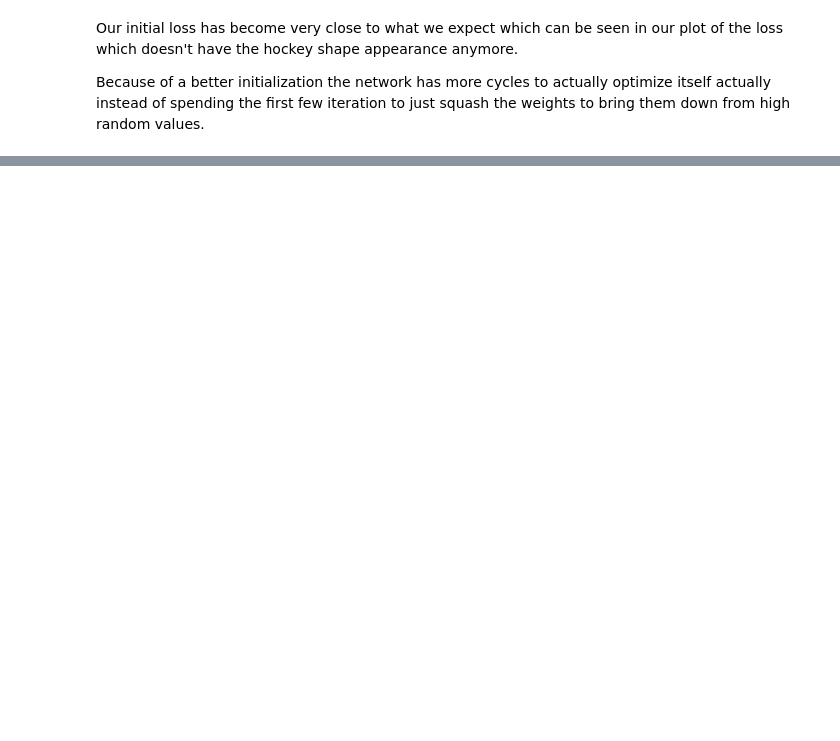
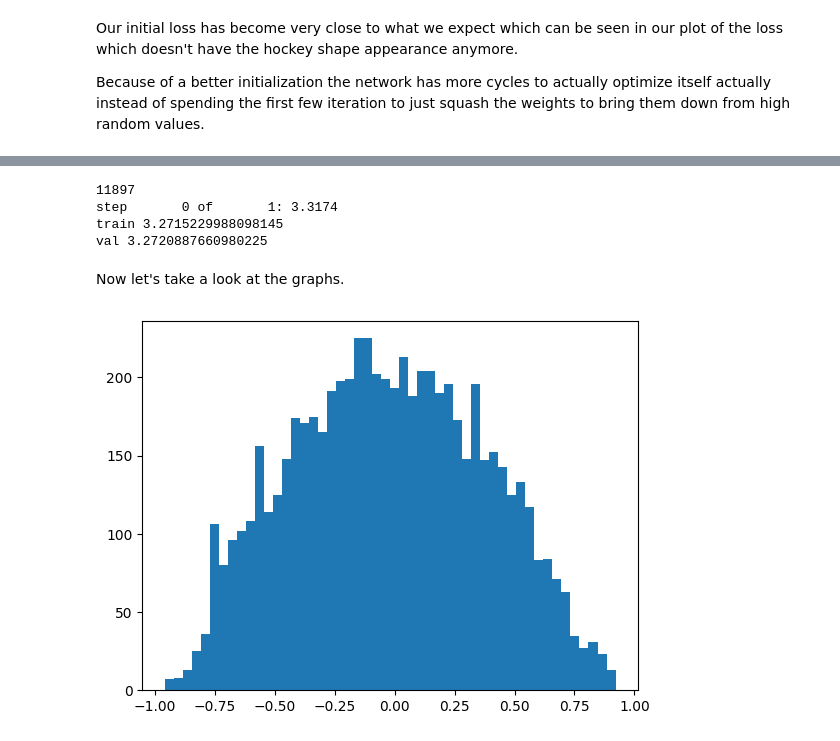
Before and after one commit to startswithzed/neural-nets-playground, a Jupyter notebook: makemore/mlp_pt2.ipynb, the cells around one changed output, grey strips where cells are left out. Drawn from its saved outputs; the diff is of its cells as text; code cells hidden in the pictures; blank space fills up the shorter version.

```diff
--- a/makemore/mlp_pt2.ipynb
+++ b/makemore/mlp_pt2.ipynb
@@ -243,0 +323,15 @@ Because of a better initialization the network has more cycles to actually optim
+# %%
+def init_params(n_embed=10, n_hidden=200, vocab_size=27, block_size=3):
+    C  = torch.randn((vocab_size, n_embed))
+    W1 = torch.randn((n_embed * block_size, n_hidden)) * 0.1
+    B1 = torch.randn(n_hidden) * 0.01
+    W2 = torch.randn((n_hidden, vocab_size)) * 0.01
+    B2 = torch.randn(vocab_size) * 0
+
+    params = [C, W1, B1, W2, B2]
+    print(sum(p.nelement() for p in params))
+
+    for p in params:
+      p.requires_grad = True
+
+    return C, W1, B1, W2, B2
@@ -243,0 +354,24 @@ Because of a better initialization the network has more cycles to actually optim
+# %%
+C, W1, B1, W2, B2 = init_params()
+lossi = []
+lossi = train(n_iters=1, lossi=lossi, lr=0.1)
+split_loss('train')
+split_loss('val')
+# %% [output]
+11897
+step       0 of       1: 3.3174
+train 3.2715229988098145
+val 3.2720887660980225
+# %% [markdown]
+Now let's take a look at the graphs.
+# %%
+ix = torch.randint(0, Xtr.shape[0], (32, ))
+Xb = Xtr[ix]
+emb = C[Xb]
+embcat = emb.view(emb.shape[0], -1)
+hpreact = embcat @ W1 + B1
+h = torch.tanh(hpreact)
+# %%
+plt.hist(h.view(-1).tolist(), 50);
+# %% [output]
+[figure, added]
```
Also changed, not shown: parts of 23 cells of this notebook.
